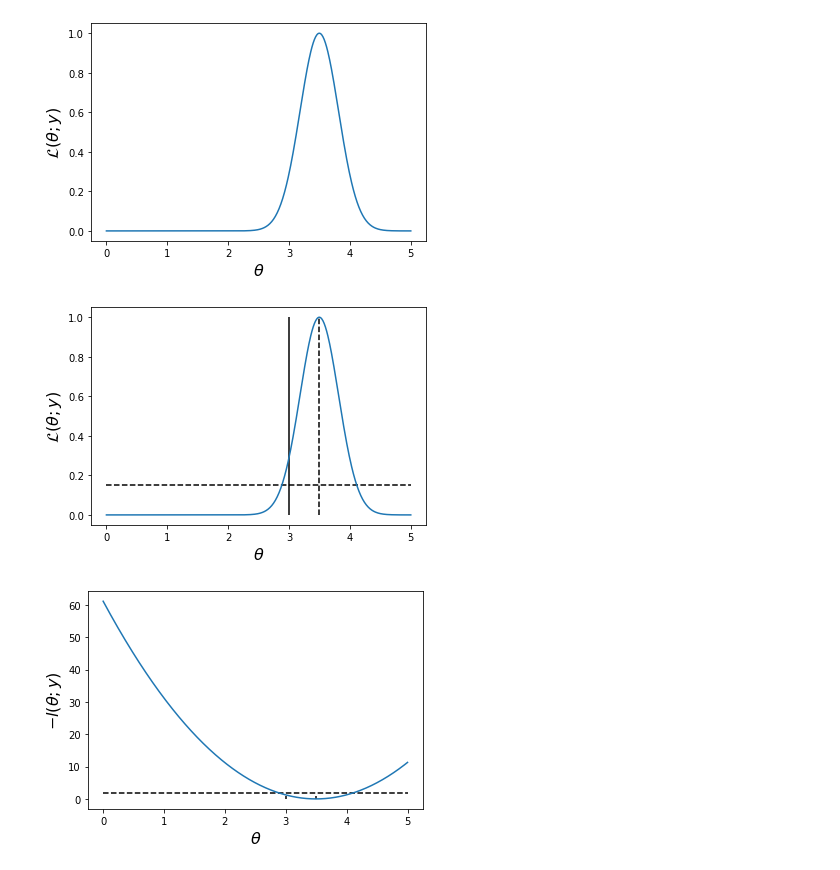
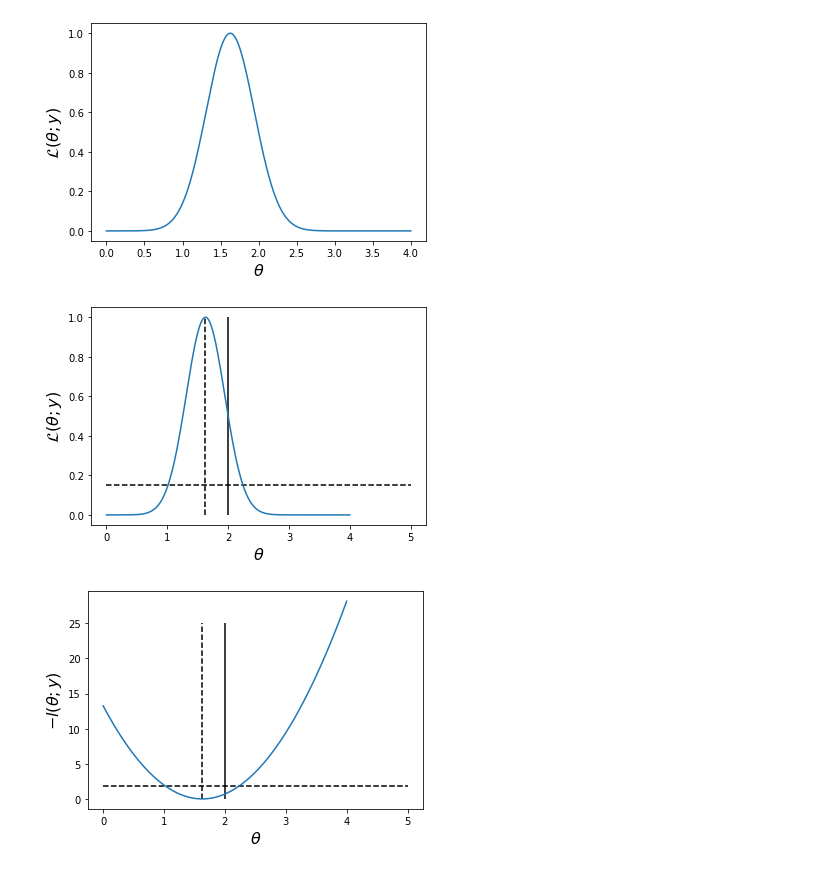
Before and after one commit to omaclaren/open-presentations, a Jupyter notebook: models-data-lectorial/example_constant.ipynb, the cells around one changed output. Saved outputs shown, nothing was run; the diff lists cells and outputs as text; code cells hidden in the pictures.

```diff
--- a/models-data-lectorial/example_constant.ipynb
+++ b/models-data-lectorial/example_constant.ipynb
@@ -1,7 +1,7 @@
 # %%
 import numpy as np
 # %%
-theta_true = 3
+theta_true = 2
 sigma = 1
 e = np.random.normal(0,sigma,size=5)
 y_obs = theta_true + e
@@ -16,5 +16,5 @@ plt.show()
 # %%
 
 def likelihood(theta):
-    return (1/(2*np.pi*sigma**2))*np.exp(-np.sum((y_obs-theta)**2))
+    return (1/(2*np.pi*sigma**2))*np.exp(-(1/(2*sigma**2))*np.sum((y_obs-theta)**2))
 # %%
@@ -36,38 +36,39 @@ print(np.mean(y_obs))
 # %%
-theta_grid = np.linspace(0,5,500)
+theta_grid = np.linspace(0,4,500)
 likes = np.array([likelihood(theta_i) for theta_i in theta_grid])
 
 plt.plot(theta_grid,likes/np.max(likes))
 plt.ylabel(r'$\mathcal{L}(\theta; y)$',fontsize=16)
 plt.xlabel(r'$\theta$',fontsize=16)
+plt.savefig('like.pdf')
 plt.show()
 # %% [output]
-[figure, old version]
+[figure, new version]
 # %%
-theta_grid = np.linspace(0,5,500)
+theta_grid = np.linspace(0,4,500)
 likes = np.array([likelihood(theta_i) for theta_i in theta_grid])
 
 plt.plot(theta_grid,likes/np.max(likes))
 plt.hlines(y=0.15,xmin=0,xmax=5,linestyles='--')
 plt.vlines(x=theta_grid[np.argmax(likes)],ymin=0,ymax=1,linestyles='--')
 plt.vlines(x=theta_true,ymin=0,ymax=1,linestyles='-')
 plt.ylabel(r'$\mathcal{L}(\theta; y)$',fontsize=16)
 plt.xlabel(r'$\theta$',fontsize=16)
-plt.savefig('like.pdf')
+plt.savefig('like-est.pdf')
 plt.show()
 # %% [output]
-[figure, old version]
+[figure, new version]
 # %%
-theta_grid = np.linspace(0,5,500)
+theta_grid = np.linspace(0,4,500)
 likes = np.array([likelihood(theta_i) for theta_i in theta_grid])
 
 plt.plot(theta_grid,-np.log(likes/np.max(likes)))
 plt.hlines(y=-np.log(0.15),xmin=0,xmax=5,linestyles='--')
-plt.vlines(x=theta_grid[np.argmax(likes)],ymin=0,ymax=1,linestyles='--')
-plt.vlines(x=theta_true,ymin=0,ymax=1,linestyles='-')
+plt.vlines(x=theta_grid[np.argmax(likes)],ymin=0,ymax=25,linestyles='--')
+plt.vlines(x=theta_true,ymin=0,ymax=25,linestyles='-')
 plt.ylabel(r'$-l(\theta; y)$',fontsize=16)
 plt.xlabel(r'$\theta$',fontsize=16)
-plt.savefig('loglike.pdf')
+plt.savefig('loglike-est.pdf')
 plt.show()
 # %% [output]
-[figure, old version]
+[figure, new version]
```
Also changed, not shown: parts of 3 cells of this notebook, 1 other file.
